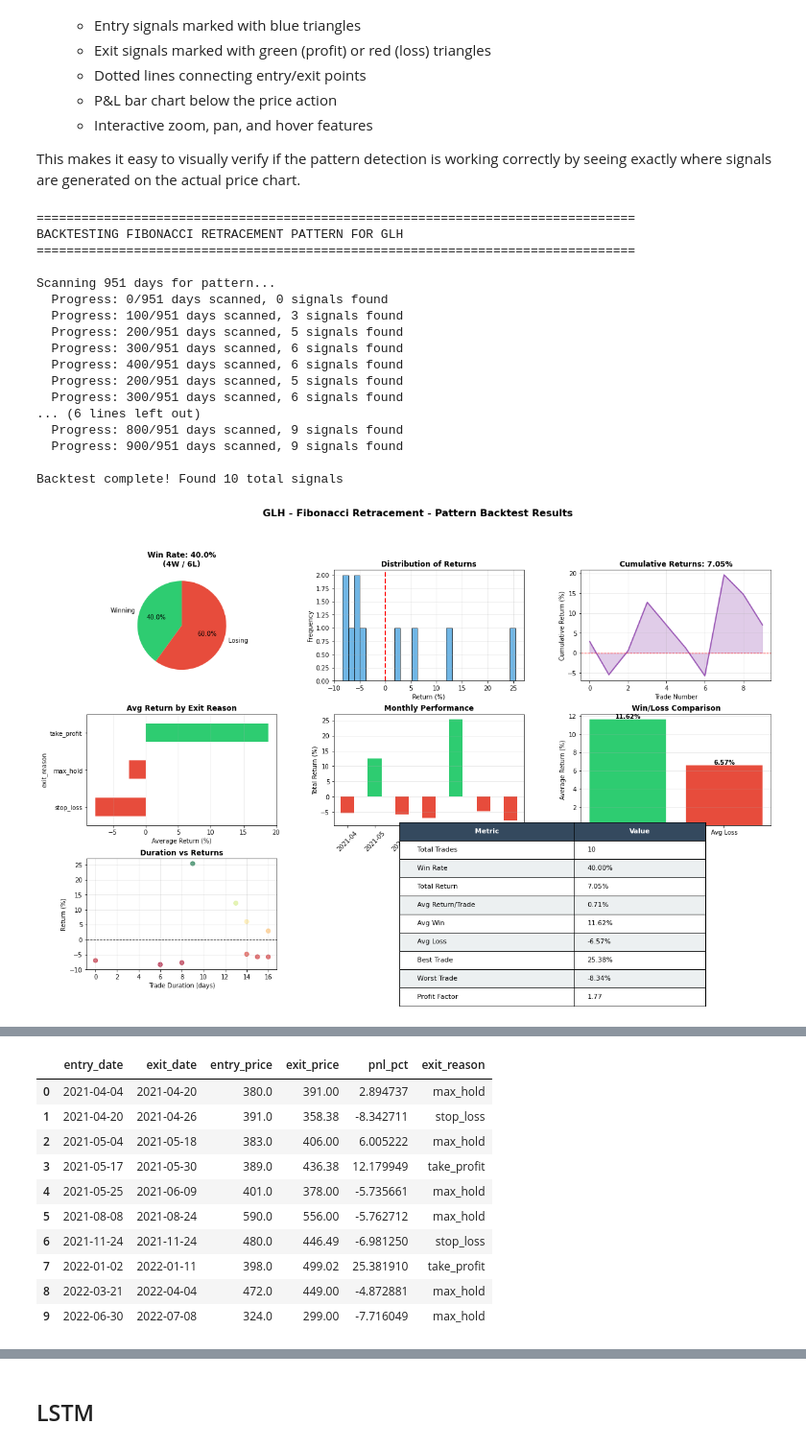
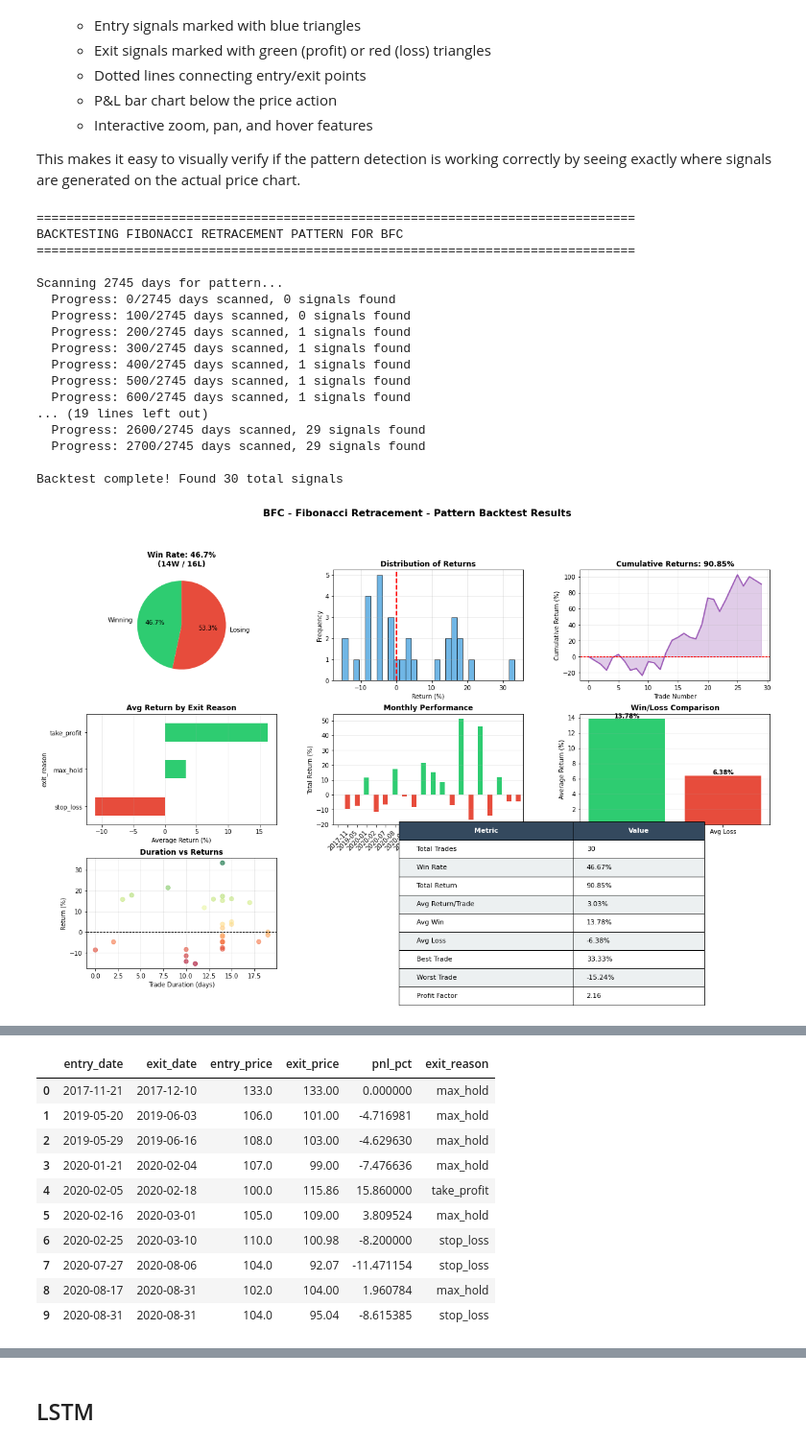
Before and after one commit to thenaivekid/Stock-market-analysis-and-trading-BDC-capstone-project, a Jupyter notebook: nepse.ipynb, the cells around one changed output, grey strips where cells are left out. Shown at 96% size. Saved outputs shown, nothing was run; the diff lists cells and outputs as text; code cells hidden in the pictures.

Commit message:
backtest added

```diff
--- a/nepse.ipynb
+++ b/nepse.ipynb
@@ -289,7 +283,7 @@ except Exception as e:
     print("please ensure the hdfs_base_path is correct and contains parquet files.")
 
 # HDFS path for your stock
-stock_symbol = "GLH"
+stock_symbol = "BFC"
 
 
 
@@ -1165,7 +1164,7 @@ def detect_fibonacci_retracement_pattern(daily_df: pd.DataFrame, idx: int) -> Di
 
 
 # Example: Backtest Fibonacci Retracement Pattern
-symbol_fib = "GLH"
+symbol_fib = "BFC"
 
 # Load stock data (reuse the data if already loaded)
 if 'daily_df' not in locals() or daily_df.empty:
@@ -1196,47 +1195,47 @@ if trades_fib:
     print("\n" + "="*100)
     print("FIRST 10 FIBONACCI PATTERN TRADES")
     print("="*100)
     display(results_fib_df[['entry_date', 'exit_date', 'entry_price', 'exit_price',
                             'pnl_pct', 'exit_reason']].head(10))
 
     # Show pattern-specific details
     print("\n" + "="*100)
     print("FIBONACCI LEVEL DETAILS FOR FIRST 5 TRADES")
     print("="*100)
     for i, trade in enumerate(trades_fib[:5]):
         details = trade['details']
         print(f"\nTrade {i+1}:")
         print(f"  Entry Date: {trade['entry_date']}")
         print(f"  Swing High: {details.get('swing_high', 'N/A'):.2f}")
         print(f"  Swing Low: {details.get('swing_low', 'N/A'):.2f}")
         print(f"  Fib Level Touched: {details.get('fib_level_touched', 'N/A'):.1%}")
         print(f"  Fib Price: {details.get('fib_level_price', 'N/A'):.2f}")
         print(f"  Entry Price: {trade['entry_price']:.2f}")
         print(f"  P&L: {trade['pnl_pct']:.2f}%")
 
     # Export to CSV if needed
     # results_fib_df.to_csv(f'{symbol_fib}_fibonacci_backtest_results.csv', index=False)
 else:
     print("No trades found matching the Fibonacci retracement pattern criteria.")
 # %% [output]
 ================================================================================
-BACKTESTING FIBONACCI RETRACEMENT PATTERN FOR GLH
+BACKTESTING FIBONACCI RETRACEMENT PATTERN FOR BFC
 ================================================================================
 
-Scanning 951 days for pattern...
-  Progress: 0/951 days scanned, 0 signals found
-  Progress: 100/951 days scanned, 3 signals found
-  Progress: 200/951 days scanned, 5 signals found
-  Progress: 300/951 days scanned, 6 signals found
-  Progress: 400/951 days scanned, 6 signals found
-  Progress: 200/951 days scanned, 5 signals found
-  Progress: 300/951 days scanned, 6 signals found
-... (6 lines left out)
-  Progress: 800/951 days scanned, 9 signals found
-  Progress: 900/951 days scanned, 9 signals found
+Scanning 2745 days for pattern...
+  Progress: 0/2745 days scanned, 0 signals found
+  Progress: 100/2745 days scanned, 0 signals found
+  Progress: 200/2745 days scanned, 1 signals found
+  Progress: 300/2745 days scanned, 1 signals found
+  Progress: 400/2745 days scanned, 1 signals found
+  Progress: 500/2745 days scanned, 1 signals found
+  Progress: 600/2745 days scanned, 1 signals found
+... (19 lines left out)
+  Progress: 2600/2745 days scanned, 29 signals found
+  Progress: 2700/2745 days scanned, 29 signals found
 
-Backtest complete! Found 10 total signals
+Backtest complete! Found 30 total signals
-[figure, old version]
+[figure, new version]
 ================================================================================
 INTERACTIVE PRICE CHART WITH PATTERN SIGNALS
 ================================================================================
@@ -1251,16 +1251,16 @@ INTERACTIVE PRICE CHART WITH PATTERN SIGNALS
 FIRST 10 FIBONACCI PATTERN TRADES
 ====================================================================================================
 |  | entry_date | exit_date | entry_price | exit_price | pnl_pct | exit_reason |
-| 0 | 2021-04-04 | 2021-04-20 | 380.0 | 391.00 | 2.894737 | max_hold |
-| 1 | 2021-04-20 | 2021-04-26 | 391.0 | 358.38 | -8.342711 | stop_loss |
-| 2 | 2021-05-04 | 2021-05-18 | 383.0 | 406.00 | 6.005222 | max_hold |
-| 3 | 2021-05-17 | 2021-05-30 | 389.0 | 436.38 | 12.179949 | take_profit |
-| 4 | 2021-05-25 | 2021-06-09 | 401.0 | 378.00 | -5.735661 | max_hold |
-| 5 | 2021-08-08 | 2021-08-24 | 590.0 | 556.00 | -5.762712 | max_hold |
-| 6 | 2021-11-24 | 2021-11-24 | 480.0 | 446.49 | -6.981250 | stop_loss |
-| 7 | 2022-01-02 | 2022-01-11 | 398.0 | 499.02 | 25.381910 | take_profit |
-| 8 | 2022-03-21 | 2022-04-04 | 472.0 | 449.00 | -4.872881 | max_hold |
-| 9 | 2022-06-30 | 2022-07-08 | 324.0 | 299.00 | -7.716049 | max_hold |
+| 0 | 2017-11-21 | 2017-12-10 | 133.0 | 133.00 | 0.000000 | max_hold |
+| 1 | 2019-05-20 | 2019-06-03 | 106.0 | 101.00 | -4.716981 | max_hold |
+| 2 | 2019-05-29 | 2019-06-16 | 108.0 | 103.00 | -4.629630 | max_hold |
+| 3 | 2020-01-21 | 2020-02-04 | 107.0 | 99.00 | -7.476636 | max_hold |
+| 4 | 2020-02-05 | 2020-02-18 | 100.0 | 115.86 | 15.860000 | take_profit |
+| 5 | 2020-02-16 | 2020-03-01 | 105.0 | 109.00 | 3.809524 | max_hold |
+| 6 | 2020-02-25 | 2020-03-10 | 110.0 | 100.98 | -8.200000 | stop_loss |
+| 7 | 2020-07-27 | 2020-08-06 | 104.0 | 92.07 | -11.471154 | stop_loss |
+| 8 | 2020-08-17 | 2020-08-31 | 102.0 | 104.00 | 1.960784 | max_hold |
+| 9 | 2020-08-31 | 2020-08-31 | 104.0 | 95.04 | -8.615385 | stop_loss |
 ====================================================================================================
 FIBONACCI LEVEL DETAILS FOR FIRST 5 TRADES
 ====================================================================================================
```
Also changed, not shown: parts of 13 cells of this notebook.
